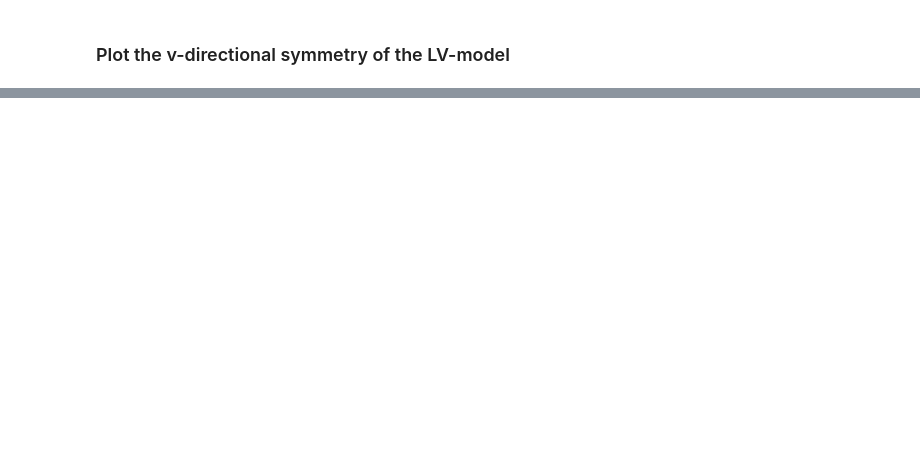
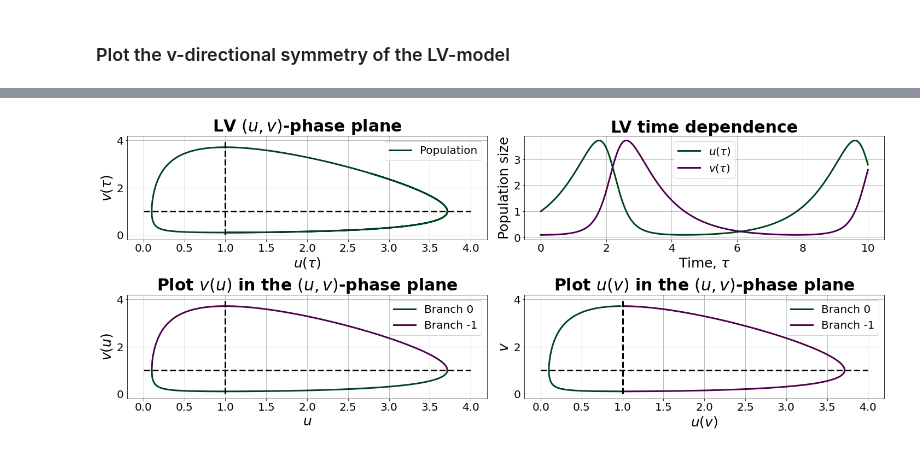
Before and after one commit to JohannesBorgqvist/separable_phase_plane_symmetries, a Jupyter notebook: Code/push_forward_LV_phase_plane_symmetries.ipynb, the cells around one changed output, grey strips where cells are left out. Saved outputs shown, nothing was run; the diff lists cells and outputs as text; code cells hidden in the pictures; blank space fills up the shorter version.

Commit message:
Trying to get the pushing forward of the phase plane symmetries to work

```diff
--- a/Code/push_forward_LV_phase_plane_symmetries.ipynb
+++ b/Code/push_forward_LV_phase_plane_symmetries.ipynb
@@ -324,0 +487,81 @@ plt.title('Symmetry $\\Gamma_{\epsilon}^{\\mathrm{LV},v}$',fontsize=30,weight='b
+# %%
+# Extract two values at our original solution curve
+u_val = u[0]
+v_val = v[0]
+# Define the internal energy
+H = alpha*u_val+v_val - log((u_val**alpha)*v_val)
+# Define a functions we want to find the minimum of
+I_u = lambda u_temp : (exp(u_temp)/u_temp)**alpha*(1/exp(H))
+# Define a functions we want to find the minimum of
+I_v = lambda v_temp : (1/alpha)*(exp(v_temp-H)/(alpha*v_temp))**(1/alpha)
+# u_threshold
+u_threshold = array([1 for u_particular_val in u])
+v_threshold = linspace(0,4,len(u))
+# Try to plot the branches as well,hey?
+u_vec = linspace(min(u),max(u),500)
+# Define our Lambert function
+v_u_Lw_1 = array([-lambertw(-I_u(u_temp),0).real for u_temp in u_vec])
+v_u_Lw_2 = array([-lambertw(-I_u(u_temp),-1).real for u_temp in u_vec])
+# Try to plot the branches as well,hey?
+v_vec = linspace(min(v),max(v),500)
+# Define our Lambert function
+u_v_Lw_1 = array([-lambertw(-I_v(v_temp),0).real for v_temp in v_vec])
+u_v_Lw_2 = array([-lambertw(-I_v(v_temp),-1).real for v_temp in v_vec])
+# The figure here
+#fig_5 = plt.figure(constrained_layout=True, figsize=(20, 8))
+fig_5, axs_5 = plt.subplots(2, 2, constrained_layout=True, figsize=(20, 8))
+# The function for u
+axs_5[0][0].plot(u, v, '-', label="Population" ,color=(0/256,68/256,27/256),linewidth=3.0)
+axs_5[0][0].plot(u_threshold,v_threshold, '--',color=(0/256,0/256,0/256),linewidth=3.0)
+axs_5[0][0].plot(v_threshold,u_threshold, '--' ,color=(0/256,0/256,0/256),linewidth=3.0)
+axs_5[0][0].grid()
+axs_5[0][0].legend(loc='best',prop={"size":20})
+axs_5[0][0].set_xlabel('$u(\\tau)$',fontsize=25)
+axs_5[0][0].set_ylabel('$v(\\tau)$',fontsize=25)
+# Change the size of the ticks
+axs_5[0][0].tick_params(axis='both', which='major', labelsize=20)
+axs_5[0][0].tick_params(axis='both', which='minor', labelsize=20)
+# Title and saving the figure
+axs_5[0][0].set_title('LV $(u,v)$-phase plane',fontsize=30,weight='bold');
+# The function for u
+axs_5[0][1].plot(t,u, '-', label="$u(\\tau)$" ,color=(0/256,68/256,27/256),linewidth=3.0)
+axs_5[0][1].plot(t,v, '-', label="$v(\\tau)$" ,color=(77/256,0/256,75/256),linewidth=3.0)
+axs_5[0][1].grid()
+axs_5[0][1].legend(loc='best',prop={"size":20})
+axs_5[0][1].set_xlabel('Time, $\\tau$',fontsize=25)
+axs_5[0][1].set_ylabel('Population size',fontsize=25)
+# Change the size of the ticks
+axs_5[0][1].tick_params(axis='both', which='major', labelsize=20)
+axs_5[0][1].tick_params(axis='both', which='minor', labelsize=20)
+# Title and saving the figure
+axs_5[0][1].set_title('LV time dependence',fontsize=30,weight='bold');
+# The function v(u) in the (u,v)-phase plane
+axs_5[1][0].plot(u_vec, v_u_Lw_1, '-', label="Branch 0" ,color=(0/256,68/256,27/256),linewidth=3.0)
+axs_5[1][0].plot(u_vec, v_u_Lw_2, '-', label="Branch -1" ,color=(77/256,0/256,75/256),linewidth=3.0)
+axs_5[1][0].plot(u_threshold,v_threshold, '--',color=(0/256,0/256,0/256),linewidth=3.0)
+axs_5[1][0].plot(v_threshold,u_threshold, '--' ,color=(0/256,0/256,0/256),linewidth=3.0)
+axs_5[1][0].grid()
+axs_5[1][0].legend(loc='best',prop={"size":20})
+axs_5[1][0].set_xlabel('$u$',fontsize=25)
+axs_5[1][0].set_ylabel('$v(u)$',fontsize=25)
+# Change the size of the ticks
+axs_5[1][0].tick_params(axis='both', which='major', labelsize=20)
+axs_5[1][0].tick_params(axis='both', which='minor', labelsize=20)
+# Title and saving the figure
+axs_5[1][0].set_title('Plot $v(u)$ in the $(u,v)$-phase plane',fontsize=30,weight='bold');
+# The function u(v) in the (u,v)-phase plane
+axs_5[1][1].plot(u_v_Lw_1, v_vec, '-', label="Branch 0" ,color=(0/256,68/256,27/256),linewidth=3.0)
+axs_5[1][1].plot(u_v_Lw_2, v_vec, '-', label="Branch -1" ,color=(77/256,0/256,75/256),linewidth=3.0)
+axs_5[1][1].plot(u_threshold,v_threshold, '--',color=(0/256,0/256,0/256),linewidth=3.0)
+axs_5[1][1].plot(v_threshold,u_threshold, '--' ,color=(0/256,0/256,0/256),linewidth=3.0)
+axs_5[1][1].grid()
+axs_5[1][1].legend(loc='best',prop={"size":20})
+axs_5[1][1].set_xlabel('$u(v)$',fontsize=25)
+axs_5[1][1].set_ylabel('$v$',fontsize=25)
+# Change the size of the ticks
+axs_5[1][1].tick_params(axis='both', which='major', labelsize=20)
+axs_5[1][1].tick_params(axis='both', which='minor', labelsize=20)
+# Title and saving the figure
+axs_5[1][1].set_title('Plot $u(v)$ in the $(u,v)$-phase plane',fontsize=30,weight='bold');
+# %% [output]
+[figure, added]
```
Also changed, not shown: parts of 6 cells of this notebook.
